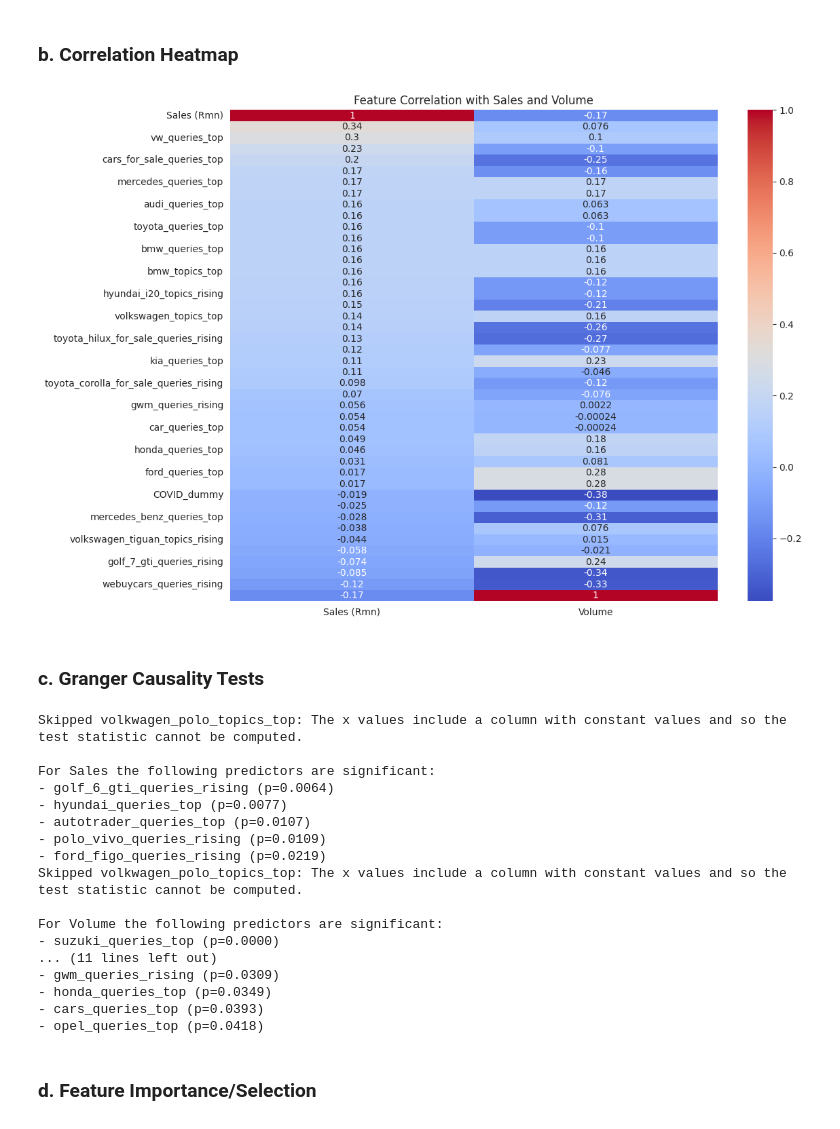
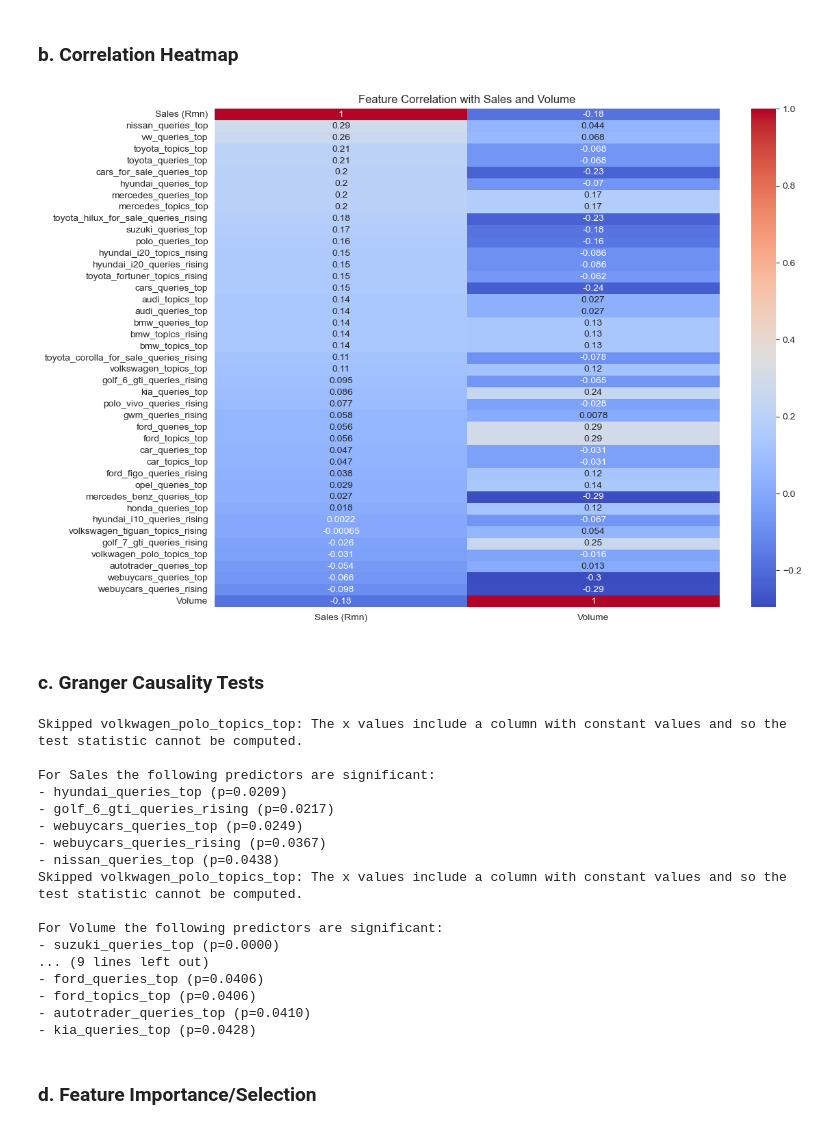
Before and after one commit to MahlatsiM/HonoursResearch, a Jupyter notebook: Cars_Model_Building.ipynb, the cells around one changed output. Drawn from its saved outputs; the diff is of its cells as text; code cells hidden in the pictures.

```diff
--- a/Cars_Model_Building.ipynb
+++ b/Cars_Model_Building.ipynb
@@ -124,7 +85,9 @@ os.environ["TF_DETERMINISTIC_OPS"] = "1"
 # %% [markdown]
 ## 2. Importing Final Datasts
 # %%
-final_df = pd.read_csv(data_path / "final_df.csv", index_col=0, parse_dates=True)
+# === Path to saved datasets ===
+data_path = Path("final_datasets")
+
 final_df_scaled = pd.read_csv(data_path / "final_df_scaled.csv", index_col=0, parse_dates=True)
 # %%
 # # === Path to saved datasets ===
@@ -163,16 +120,16 @@ y2 = final_df['Volume']
 ### b. Correlation Heatmap
 # %%
 # Check correlations with Sales and Volume
-correlation = final_df.corr(numeric_only=True)
+correlation = final_df_scaled.corr(numeric_only=True)
 
 # Heatmap of correlations with Sales and Volume
 plt.figure(figsize=(12, 8))
 sns.heatmap(correlation[['Sales (Rmn)', 'Volume']].sort_values(by='Sales (Rmn)', ascending=False), annot=True, cmap='coolwarm')
 plt.title("Feature Correlation with Sales and Volume")
 plt.tight_layout()
 plt.show()
 # %% [output]
-[figure, old version]
+[figure, new version]
 # %% [markdown]
 ### c. Granger Causality Tests
 # %%
@@ -210,35 +167,17 @@ def granger_test_summary(X_train, y_train, maxlag=4, target_name="Target"):
     return results_df
 
 
-# === Create Train/Validation/Test with TimeSeriesSplit ===
+# === Create Train/Test with TimeSeriesSplit ===
 tscv = TimeSeriesSplit(n_splits=5)
 splits = list(tscv.split(X_scaled))
 
-# Use second-to-last split for train/validation, last split for test
-train_idx, val_idx = splits[-2]
-_, test_idx = splits[-1]
-
-# Unscaled splits
-X_train, X_val, X_test = X.iloc[train_idx], X.iloc[val_idx], X.iloc[test_idx]
-y1_train, y1_val, y1_test = y1.iloc[train_idx], y1.iloc[val_idx], y1.iloc[test_idx]
-y2_train, y2_val, y2_test = y2.iloc[train_idx], y2.iloc[val_idx], y2.iloc[test_idx]
+# Use last split: train and test
+train_idx, test_idx = splits[-1]
 
 # Scaled splits
-X_train_scaled, X_val_scaled, X_test_scaled = (
-    X_scaled.iloc[train_idx],
-    X_scaled.iloc[val_idx],
-    X_scaled.iloc[test_idx],
-)
-y1_train_scaled, y1_val_scaled, y1_test_scaled = (
-    y1_scaled.iloc[train_idx],
-    y1_scaled.iloc[val_idx],
-    y1_scaled.iloc[test_idx],
-)
-y2_train_scaled, y2_val_scaled, y2_test_scaled = (
-    y2_scaled.iloc[train_idx],
-    y2_scaled.iloc[val_idx],
-    y2_scaled.iloc[test_idx],
-)
+X_train_scaled, X_test_scaled = X_scaled.iloc[train_idx], X_scaled.iloc[test_idx]
+y1_train_scaled, y1_test_scaled = y1_scaled.iloc[train_idx], y1_scaled.iloc[test_idx]
+y2_train_scaled, y2_test_scaled = y2_scaled.iloc[train_idx], y2_scaled.iloc[test_idx]
 
 
 # === Run Granger causality on training set ===
@@ -251,42 +190,32 @@ volume_significant = granger_test_summary(X_train_scaled, y2_train_scaled, maxla
 volume_predictors = volume_significant["Predictor"].tolist()
 
 
-# === Reduce datasets (scaled + unscaled) ===
+# === Reduce datasets ===
 # Sales
 X1_train_scaled = X_train_scaled[sales_predictors]
-X1_val_scaled = X_val_scaled[sales_predictors]
 X1_test_scaled = X_test_scaled[sales_predictors]
-
-X1_train = X_train[sales_predictors]
-X1_val = X_val[sales_predictors]
-X1_test = X_test[sales_predictors]
 
 # Volume
 X2_train_scaled = X_train_scaled[volume_predictors]
-X2_val_scaled = X_val_scaled[volume_predictors]
 X2_test_scaled = X_test_scaled[volume_predictors]
-
-X2_train = X_train[volume_predictors]
-X2_val = X_val[volume_predictors]
-X2_test = X_test[volume_predictors]
 # %% [output]
 Skipped volkwagen_polo_topics_top: The x values include a column with constant values and so the test statistic cannot be computed.
 
 For Sales the following predictors are significant:
-- golf_6_gti_queries_rising (p=0.0064)
-- hyundai_queries_top (p=0.0077)
-- autotrader_queries_top (p=0.0107)
-- polo_vivo_queries_rising (p=0.0109)
-- ford_figo_queries_rising (p=0.0219)
+- hyundai_queries_top (p=0.0209)
+- golf_6_gti_queries_rising (p=0.0217)
+- webuycars_queries_top (p=0.0249)
+- webuycars_queries_rising (p=0.0367)
+- nissan_queries_top (p=0.0438)
 Skipped volkwagen_polo_topics_top: The x values include a column with constant values and so the test statistic cannot be computed.
 
 For Volume the following predictors are significant:
 - suzuki_queries_top (p=0.0000)
-... (11 lines left out)
-- gwm_queries_rising (p=0.0309)
-- honda_queries_top (p=0.0349)
-- cars_queries_top (p=0.0393)
-- opel_queries_top (p=0.0418)
+... (9 lines left out)
+- ford_queries_top (p=0.0406)
+- ford_topics_top (p=0.0406)
+- autotrader_queries_top (p=0.0410)
+- kia_queries_top (p=0.0428)
 # %% [markdown]
 ### d. Feature Importance/Selection
 # %%
```
Also changed, not shown: parts of 30 cells of this notebook.
